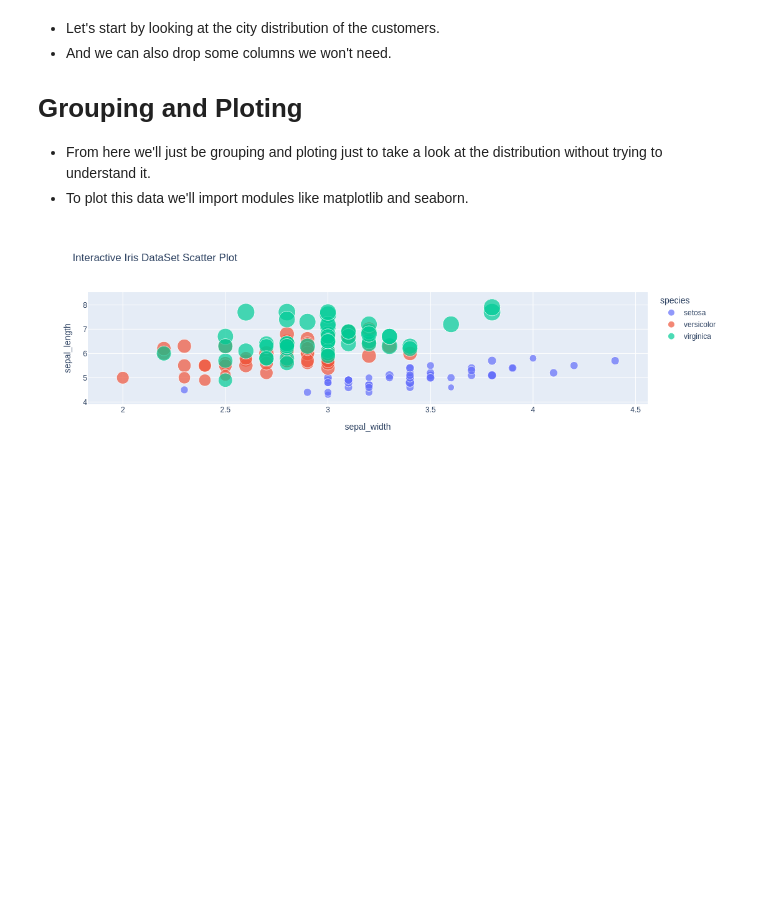
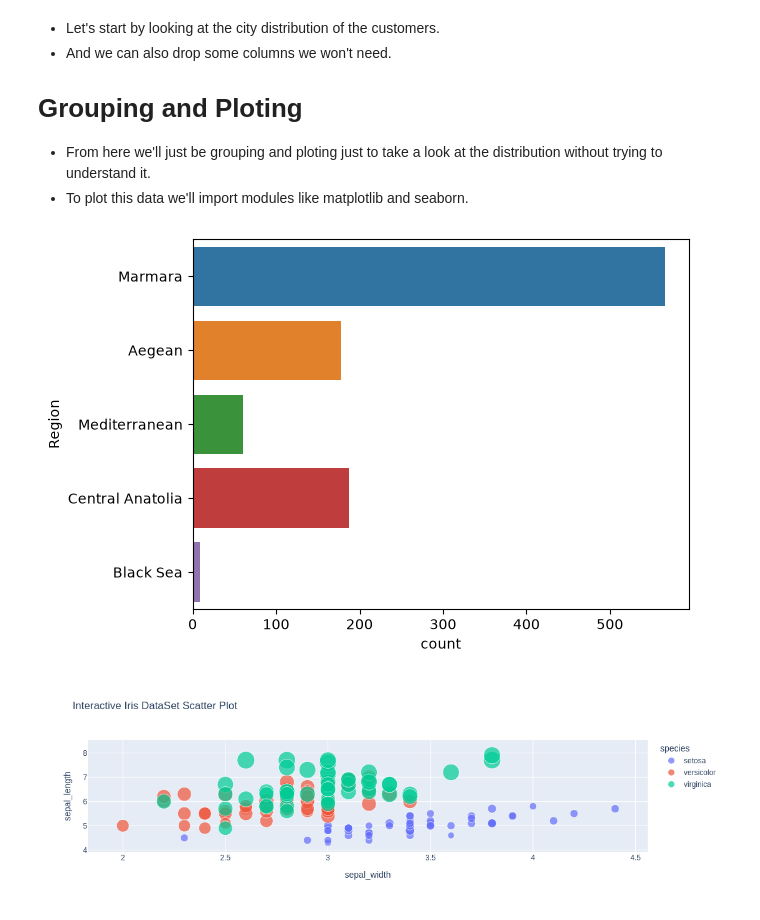
Before and after one commit to geff-ghost/notebooks, a Jupyter notebook: retail_data/MixedKnowledge.ipynb, the cells around one changed output. Saved outputs shown, nothing was run; the diff lists cells and outputs as text; code cells hidden in the pictures; blank space fills up the shorter version.

```diff
--- a/retail_data/MixedKnowledge.ipynb
+++ b/retail_data/MixedKnowledge.ipynb
@@ -986,5 +988,17 @@ standard_customers.drop(columns='CustomerSegment', inplace=True)
 import matplotlib.pyplot as plt
 import seaborn as sns
+# %%
+customers = pd.read_csv('customers.csv')
+
+sns.countplot(
+    data=customers,
+    y='Region',
+    hue='Region'
+)
+
+plt.show()
+# %% [output]
+[figure, added]
 # %%
 # Plotly trial
 import plotly.express as px
```
Also changed, not shown: parts of 13 cells of this notebook.
